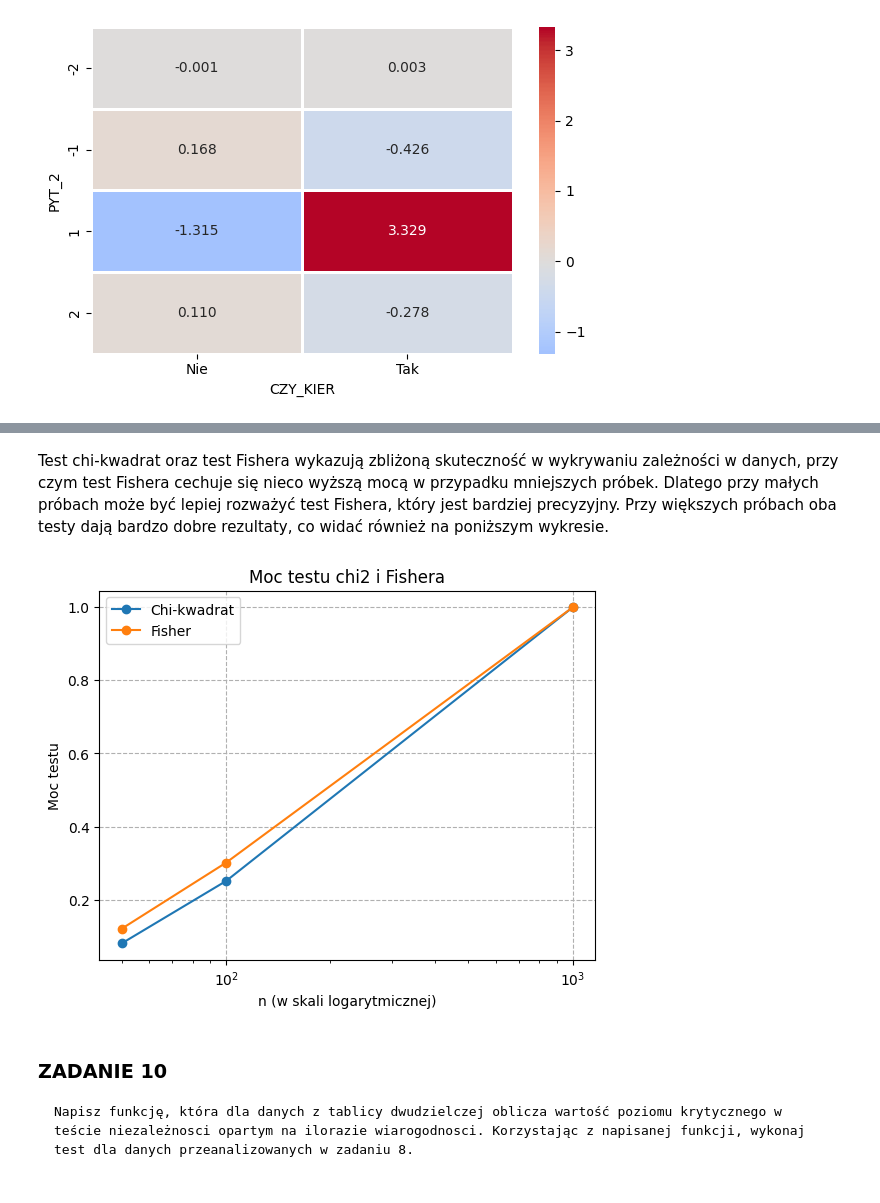
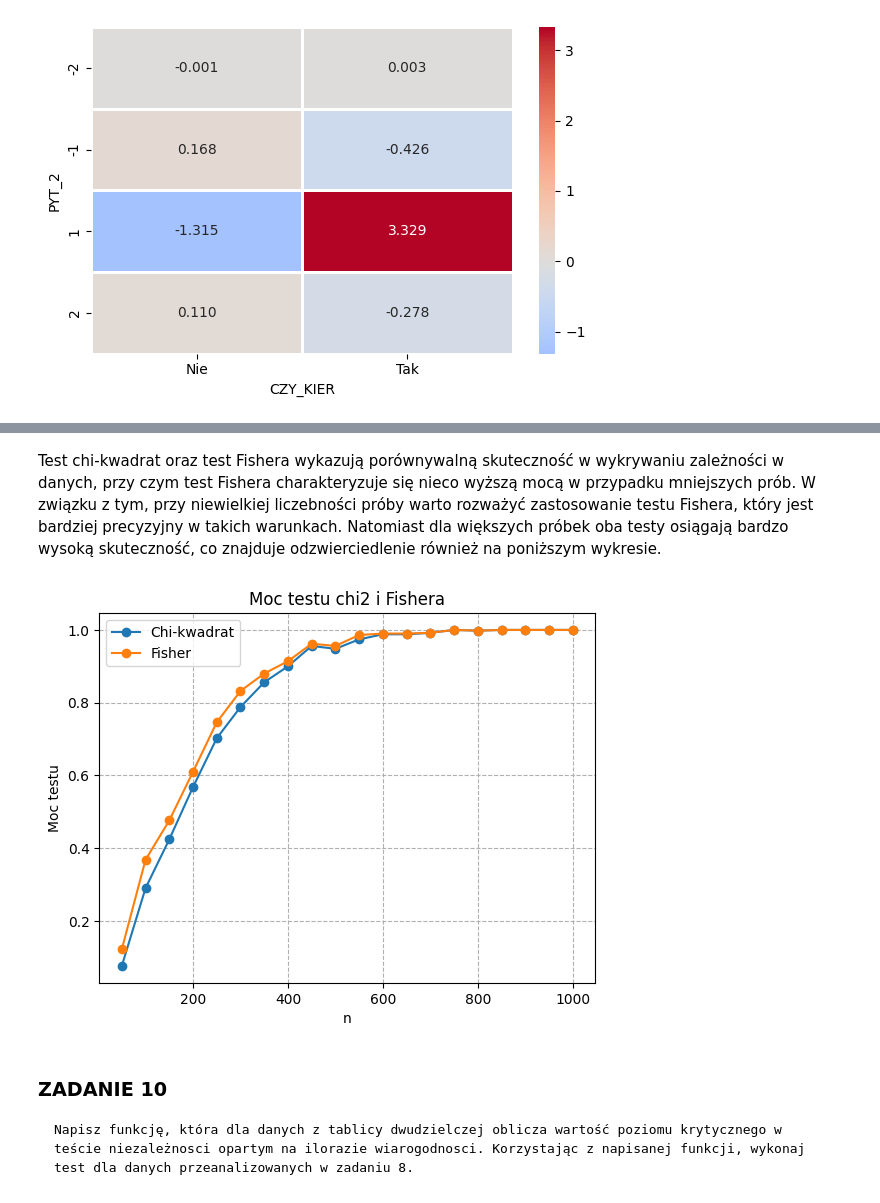
Before and after one commit to Jagaxxx/ADA_raporty, a Jupyter notebook: raport2/raport_l2.ipynb, the cells around one changed output, grey strips where cells are left out. Drawn from its saved outputs; the diff is of its cells as text; code cells hidden in the pictures.

```diff
--- a/raport2/raport_l2.ipynb
+++ b/raport2/raport_l2.ipynb
@@ -647,18 +715,24 @@ df_test_power
 # %% [markdown]
-Test chi-kwadrat oraz test Fishera wykazują zbliżoną skuteczność w wykrywaniu zależności w danych, przy czym test Fishera cechuje się nieco wyższą mocą w przypadku mniejszych próbek. Dlatego przy małych próbach może być lepiej rozważyć test Fishera, który jest bardziej precyzyjny. Przy większych próbach oba testy dają bardzo dobre rezultaty, co widać również na poniższym wykresie.
+Test chi-kwadrat oraz test Fishera wykazują porównywalną skuteczność w wykrywaniu zależności w danych, przy czym test Fishera charakteryzuje się nieco wyższą mocą w przypadku mniejszych prób. W związku z tym, przy niewielkiej liczebności próby warto rozważyć zastosowanie testu Fishera, który jest bardziej precyzyjny w takich warunkach. Natomiast dla większych próbek oba testy osiągają bardzo wysoką skuteczność, co znajduje odzwierciedlenie również na poniższym wykresie.
+# %%
+n_list = np.arange(50,1001,50)
+chi2_power_list = np.zeros(len(n_list))
+fisher_power_list = np.zeros(len(n_list))
+
+for i, n_i in enumerate(n_list):
+    chi2_power_list[i], fisher_power_list[i] = test_power(p, alpha, tab_size, n_i)
 # %%
-plt.plot(n, chi2_power, label='Chi-kwadrat', marker='o')
-plt.plot(n, fisher_power, label='Fisher', marker='o')
+plt.plot(n_list, chi2_power_list, label='Chi-kwadrat', marker='o')
+plt.plot(n_list, fisher_power_list, label='Fisher', marker='o')
 
 plt.legend()
 plt.title('Moc testu chi2 i Fishera')
 plt.grid(True, linestyle='--')
-plt.xscale('log')
-plt.xlabel('n (w skali logarytmicznej)')
+plt.xlabel('n')
 plt.ylabel('Moc testu')
 plt.show()
 # %% [output]
-[figure, old version]
+[figure, new version]
 # %% [markdown]
 ### ZADANIE 10
     Napisz funkcję, która dla danych z tablicy dwudzielczej oblicza wartość poziomu krytycznego w teście niezależnosci opartym na ilorazie wiarogodnosci. Korzystając z napisanej funkcji, wykonaj test dla danych przeanalizowanych w zadaniu 8.
```
Also changed, not shown: parts of 69 cells of this notebook.
